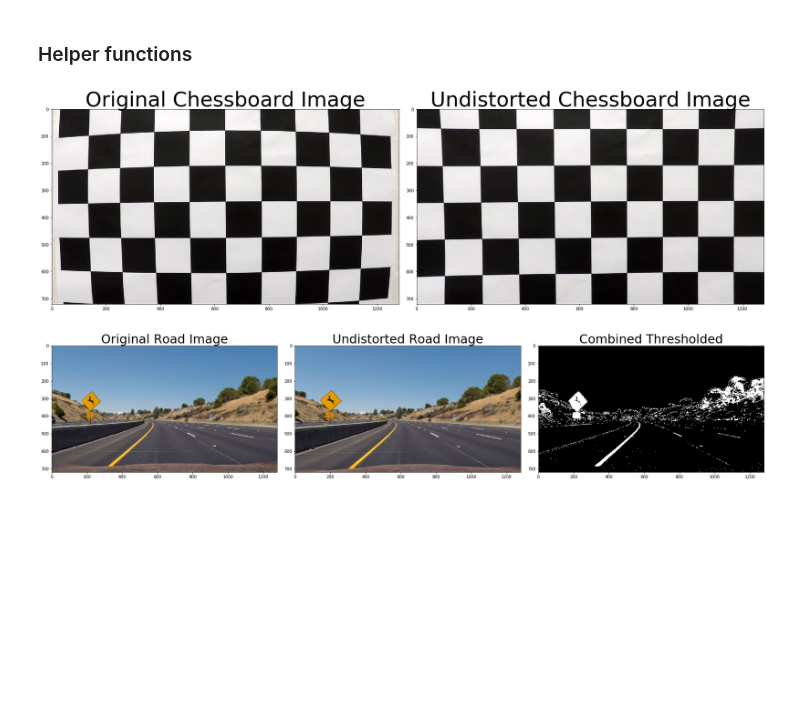
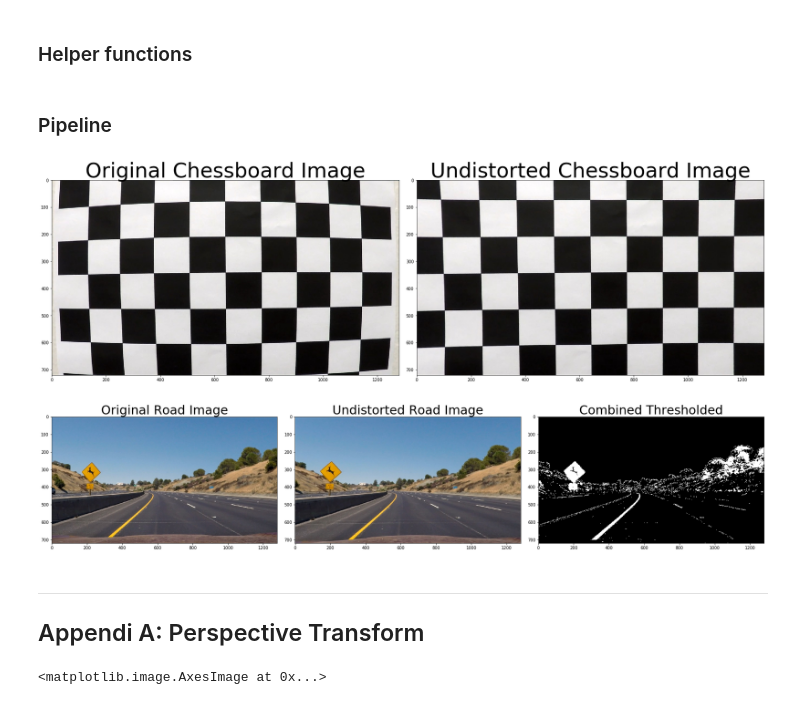
Before and after one commit to urs-waldmann/CarND-Advanced-Lane-Lines, a Jupyter notebook: adv_lane_fin.ipynb, the cells around one changed output. Saved outputs shown, nothing was run; the diff lists cells and outputs as text; code cells hidden in the pictures; blank space fills up the shorter version.

Commit message:
Update adv_lane_fin.ipynb.
Add Appendix A: Perspective transform. Get source points for perspective transform by choosing source points manually.

```diff
--- a/adv_lane_fin.ipynb
+++ b/adv_lane_fin.ipynb
@@ -171,3 +182,5 @@ def hls_threshold(img, thresh, channel):
+# %% [markdown]
+### Pipeline
 # %%
 # Choose a Sobel kernel size.
 ksize = 15 # Choose a larger odd number to smooth gradient measurements.
@@ -188,7 +201,7 @@ for fname in images:
     undistorted = cal_undistort(img, objpoints, imgpoints)
 
     '''
-    # Save undistorted road image.
+    # Save undistorted road images.
     path = str(fname)
     filename = path.split('/')[-1]
     img_name = filename.split('.')[-2]
@@ -198,15 +211,16 @@ for fname in images:
     '''
 
     # THRESHOLDS
+    # Apply thresholding mask to all road images and save them.
     # Apply each of the thresholding functions.
-    gradx = abs_sobel_thresh(img, orient='x', sobel_kernel=ksize, thresh=(20, 100))
-    grady = abs_sobel_thresh(img, orient='y', sobel_kernel=ksize, thresh=(20, 100))
+    gradx = abs_sobel_thresh(undistorted, orient='x', sobel_kernel=ksize, thresh=(20, 100))
+    grady = abs_sobel_thresh(undistorted, orient='y', sobel_kernel=ksize, thresh=(20, 100))
     #mag_binary = mag_thresh(img, sobel_kernel=ksize, mag_thresh=(30, 100))
     #dir_binary = dir_threshold(img, sobel_kernel=15, thresh=(0.7, 1.3))
-    r_channel = rgb_threshold(img, thresh=(200,255), channel=0)
-    g_channel = rgb_threshold(img, thresh=(200,255), channel=1)
-    h_channel = hls_threshold(img, thresh=(15,100), channel=0)
-    s_channel = hls_threshold(img, thresh=(90,255), channel=2)
+    r_channel = rgb_threshold(undistorted, thresh=(200,255), channel=0)
+    g_channel = rgb_threshold(undistorted, thresh=(200,255), channel=1)
+    h_channel = hls_threshold(undistorted, thresh=(15,100), channel=0)
+    s_channel = hls_threshold(undistorted, thresh=(90,255), channel=2)
 
     # Combine thresholding functions appropriately.
     combined = np.zeros_like(s_channel)
@@ -217,36 +231,68 @@ for fname in images:
     #combined[((h_channel == 1) & (s_channel == 1)) | ((r_channel == 1) & (g_channel == 1))] = 1
     combined[((h_channel == 1) & (s_channel == 1)) | ((r_channel == 1) & (g_channel == 1)) | ((gradx == 1) & (grady == 1))] = 1
     #combined[((h_channel == 1) & (s_channel == 1)) | ((r_channel == 1) & (g_channel == 1)) | ((mag_binary == 1) & (dir_binary == 1))] = 1
+
+    '''
+    # Save binary road images.
+    path = str(fname)
+    filename = path.split('/')[-1]
+    img_name = filename.split('.')[-2]
+    new_path = './output_images/binary_' + img_name
+    mpimg.imsave(new_path, combined, cmap='gray')
+    '''
+
+    # PERSPECTIVE TRANSFORM
+    #
 
 # Undistort, plot and save a chessboard image for reference.
 # Read in a chessboard image.
 img_chess = mpimg.imread('./camera_cal/calibration1.jpg')
 # Undistort chessboard image.
 undistorted_chess = cal_undistort(img_chess, objpoints, imgpoints)
 # Plot undistorted chessboard image.
 f, (ax1, ax2) = plt.subplots(1, 2, figsize=(24, 9))
 f.tight_layout()
 ax1.imshow(img_chess)
 ax1.set_title('Original Chessboard Image', fontsize=50)
 ax2.imshow(undistorted_chess)
 ax2.set_title('Undistorted Chessboard Image', fontsize=50)
 plt.subplots_adjust(left=0., right=1, top=0.9, bottom=0.)
 '''
 # Save undistorted road image.
 path = './output_images/undistorted_chessboard'
 mpimg.imsave(path, undistorted)
 '''
 
 # Plot example image of undistorted and binary road image.
 f, (ax1, ax2, ax3) = plt.subplots(1, 3, figsize=(24, 9))
 f.tight_layout()
 ax1.imshow(img)
 ax1.set_title('Original Road Image', fontsize=30)
 ax2.imshow(undistorted)
 ax2.set_title('Undistorted Road Image', fontsize=30)
 ax3.imshow(combined, cmap='gray')
 ax3.set_title('Combined Thresholded', fontsize=30)
 plt.subplots_adjust(left=0., right=1, top=0.9, bottom=0.)
 # %% [output]
 [figure]
-[figure, old version]
+[figure, new version]
+# %% [markdown]
+
+---
+## Appendi A: Perspective Transform
+# %%
+# Load modules.
+import cv2
+import numpy as np
+import matplotlib.pyplot as plt
+import matplotlib.image as mpimg
+%matplotlib qt
+
+# Load road image with straight lane lines.
+img_pt = mpimg.imread('./test_images/straight_lines1.jpg')
+
+# Undistort and display the road image with straight lane lines.
+undist_pt = cal_undistort(img_pt, objpoints, imgpoints)
+plt.imshow(undist_pt)
+# %% [output]
+<matplotlib.image.AxesImage at 0x...>
```
Also changed, not shown: parts of 3 cells of this notebook.
